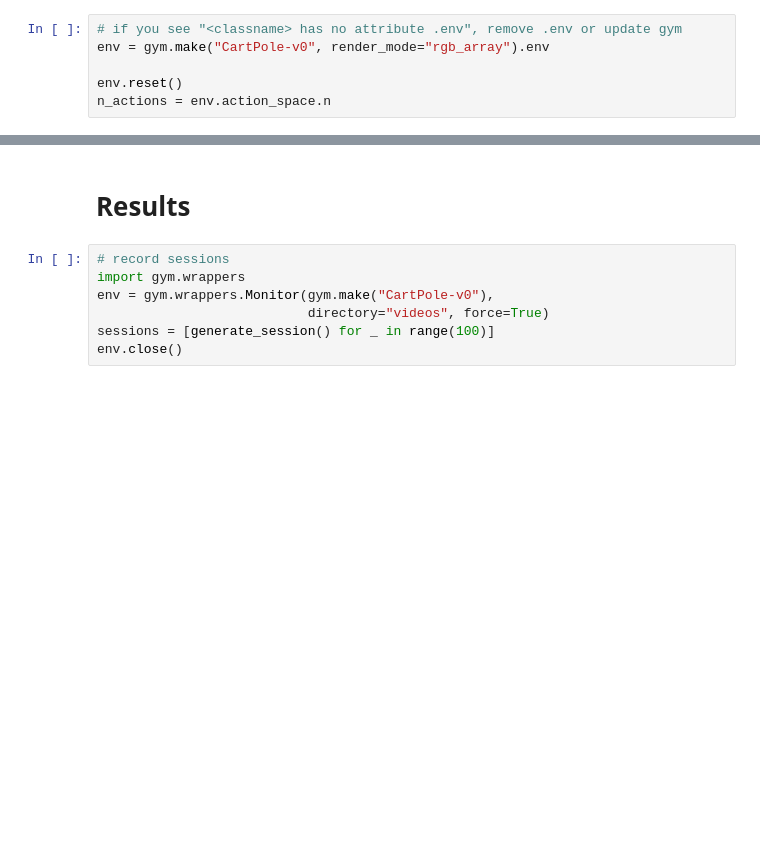
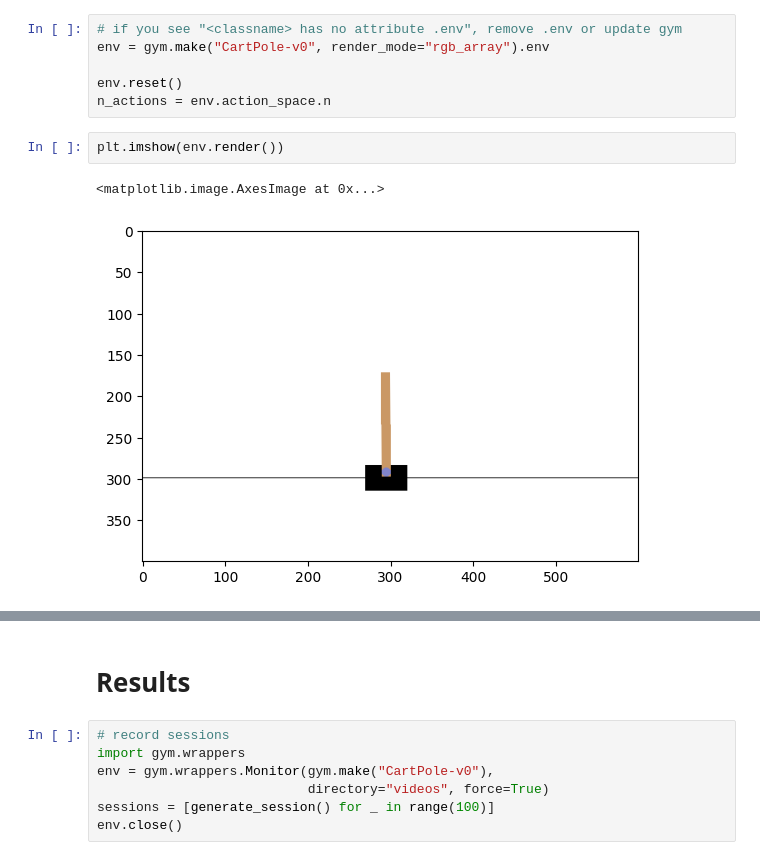
Before and after one commit to girafe-ai/reinforcement-learning, a Jupyter notebook: week01_intro/practice_crossentropy_method.ipynb, the cells around one changed output, grey strips where cells are left out. Saved outputs shown, nothing was run; the diff lists cells and outputs as text; blank space fills up the shorter version.

```diff
--- a/week01_intro/practice_crossentropy_method.ipynb
+++ b/week01_intro/practice_crossentropy_method.ipynb
@@ -274,5 +339,10 @@ env = gym.make("CartPole-v0", render_mode="rgb_array").env
 
 env.reset()
 n_actions = env.action_space.n
+# %%
+plt.imshow(env.render())
+# %% [output]
+<matplotlib.image.AxesImage at 0x...>
+[figure, added]
 # %%
 n_actions
```
Also changed, not shown: parts of 20 cells of this notebook, 1 other file.
